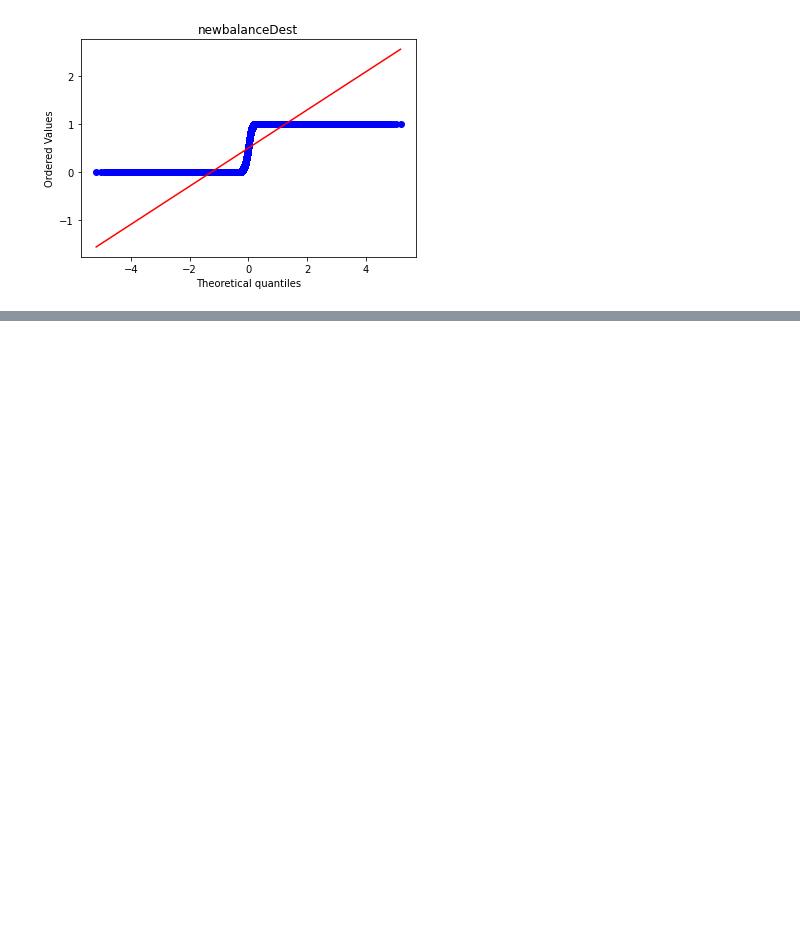
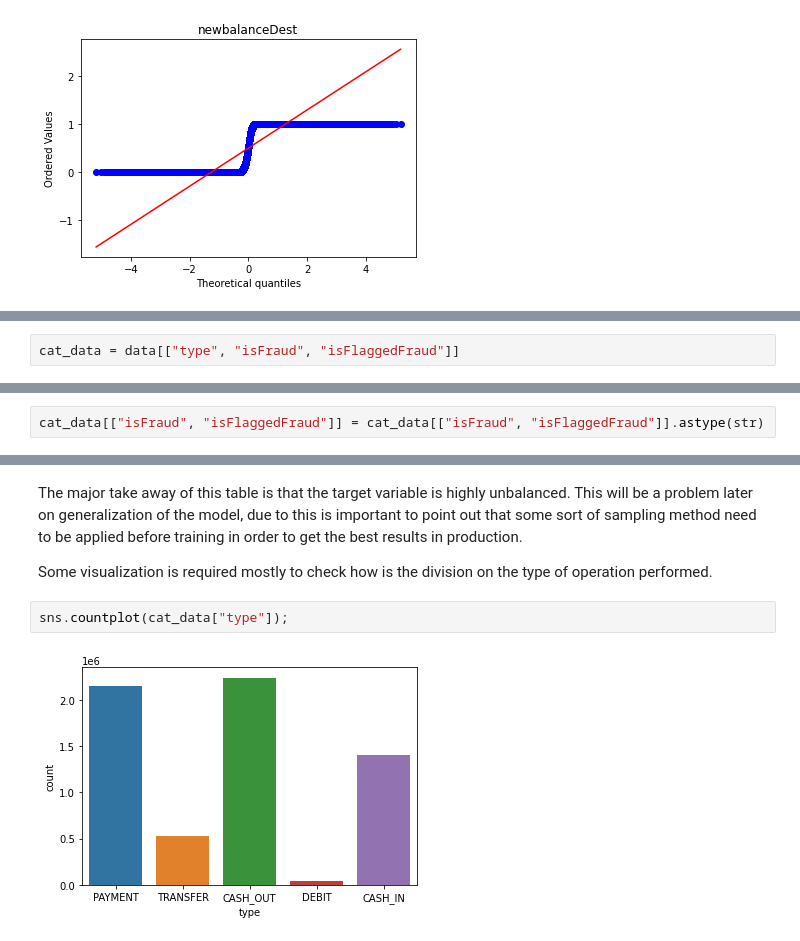
Before and after one commit to romulocrp/ml-projects, a Jupyter notebook: beg/online-payments-fraud-detection/project.ipynb, the cells around one changed output, grey strips where cells are left out. Saved outputs shown, nothing was run; the diff lists cells and outputs as text; blank space fills up the shorter version.

```diff
--- a/beg/online-payments-fraud-detection/project.ipynb
+++ b/beg/online-payments-fraud-detection/project.ipynb
@@ -371,0 +378,2 @@ for column in columns:
+# %%
+cat_data = data[["type", "isFraud", "isFlaggedFraud"]]
@@ -371,0 +404,2 @@ for column in columns:
+# %%
+cat_data[["isFraud", "isFlaggedFraud"]] = cat_data[["isFraud", "isFlaggedFraud"]].astype(str)
@@ -371,0 +427,8 @@ for column in columns:
+# %% [markdown]
+The major take away of this table is that the target variable is highly unbalanced. This will be a problem later on generalization of the model, due to this is important to point out that some sort of sampling method need to be applied before training in order to get the best results in production.
+
+Some visualization is required mostly to check how is the division on the type of operation performed.
+# %%
+sns.countplot(cat_data["type"]);
+# %% [output]
+[figure, added]
```
Also changed, not shown: parts of 18 cells of this notebook.
